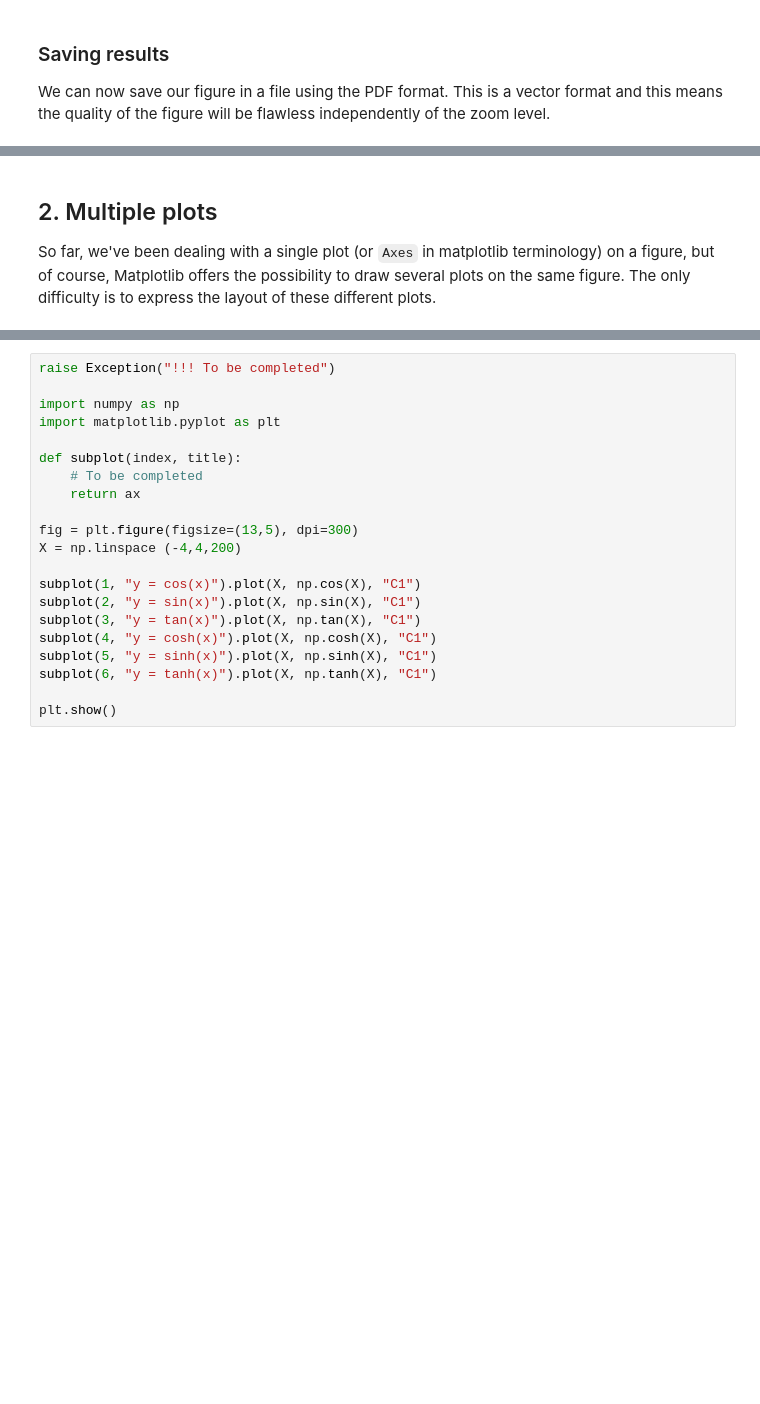
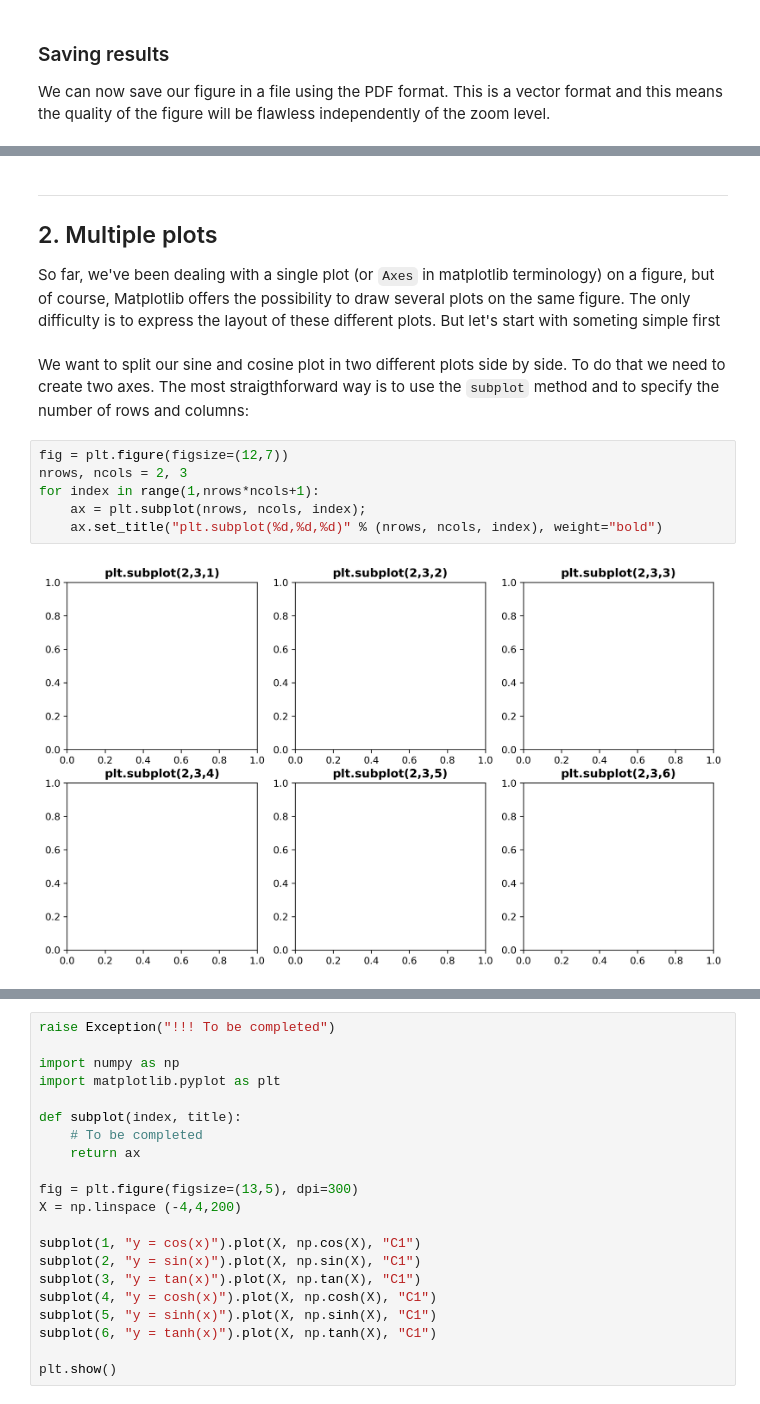
Before and after one commit to NFAcademy/2021_course_dev-rougier, a Jupyter notebook: notebooks/01-introduction.ipynb, the cells around one changed output, grey strips where cells are left out. Saved outputs shown, nothing was run; the diff lists cells and outputs as text; blank space fills up the shorter version.

```diff
--- a/notebooks/01-introduction.ipynb
+++ b/notebooks/01-introduction.ipynb
@@ -234,4 +299,18 @@ plt.savefig("01-introduction.pdf");
 # %% [markdown]
+
+---
+
+
 ## 2. Multiple plots
 
-So far, we've been dealing with a single plot (or `Axes` in matplotlib terminology) on a figure, but of course, Matplotlib offers the possibility to draw several plots on the same figure. The only difficulty is to express the layout of these different plots.
+So far, we've been dealing with a single plot (or `Axes` in matplotlib terminology) on a figure, but of course, Matplotlib offers the possibility to draw several plots on the same figure. The only difficulty is to express the layout of these different plots. But let's start with someting simple first
+# %% [markdown]
+We want to split our sine and cosine plot in two different plots side by side. To do that we need to create two axes. The most straigthforward way is to use the `subplot` method and to specify the number of rows and columns:
+# %%
+fig = plt.figure(figsize=(12,7))
+nrows, ncols = 2, 3
+for index in range(1,nrows*ncols+1):
+    ax = plt.subplot(nrows, ncols, index);
+    ax.set_title("plt.subplot(%d,%d,%d)" % (nrows, ncols, index), weight="bold")
+# %% [output]
+[figure, added]
```
Also changed, not shown: parts of 28 cells of this notebook, 2 other files.
